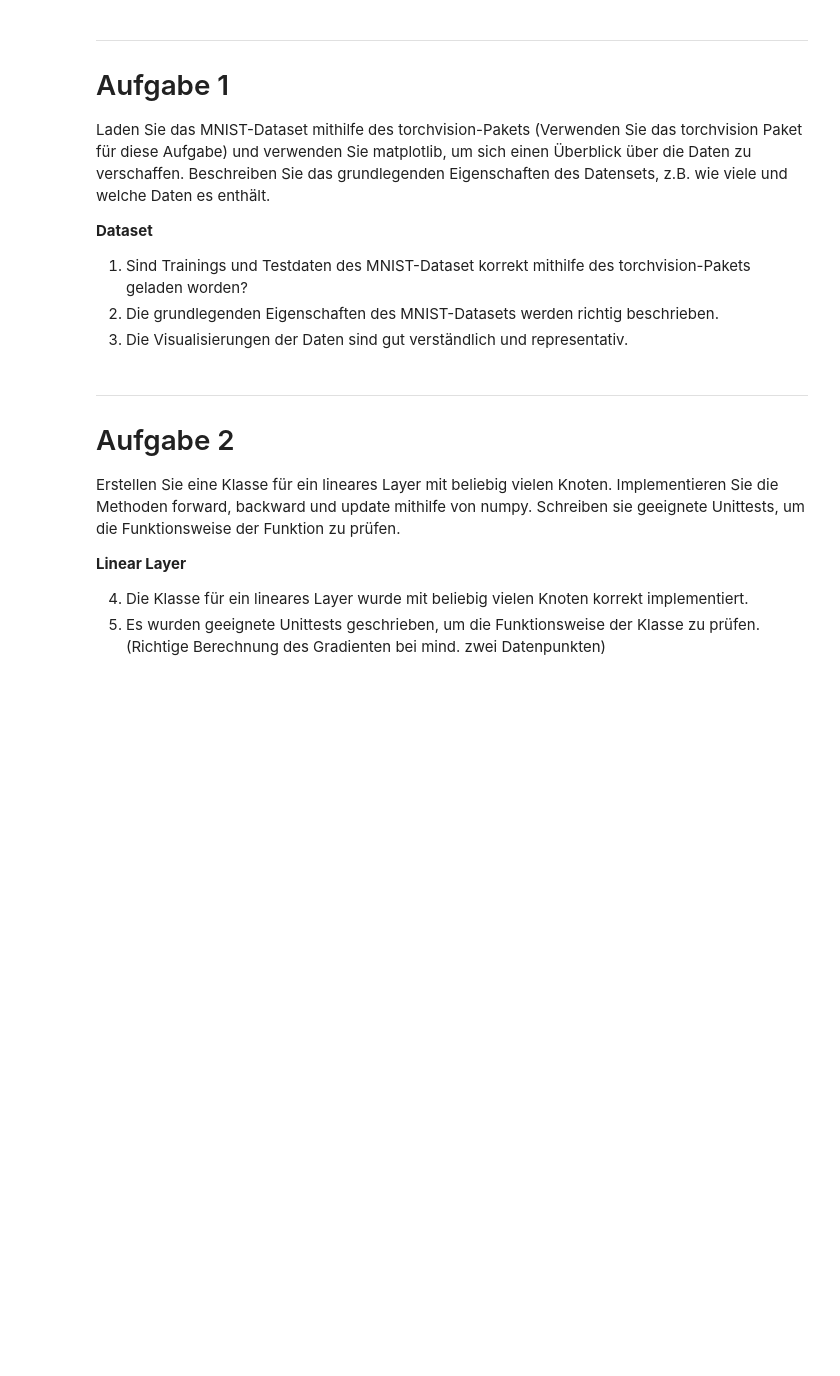
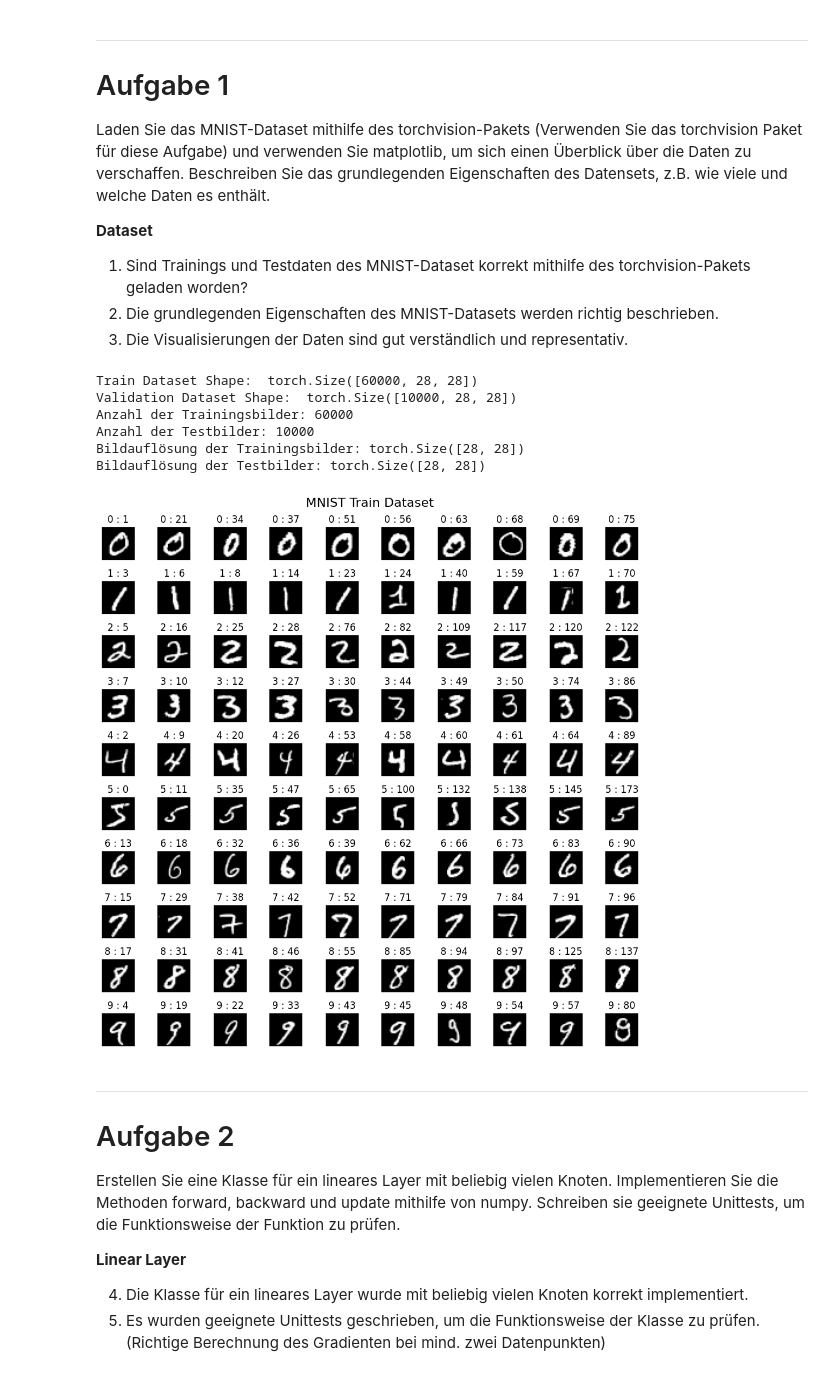
Before and after one commit to 7ben18/fhnw-vta-Vertiefende-Themen-der-Analysis, a Jupyter notebook: minichallenge1/vta-minichallenge-1.ipynb, the cells around one changed output. Saved outputs shown, nothing was run; the diff lists cells and outputs as text; code cells hidden in the pictures; blank space fills up the shorter version.

```diff
--- a/minichallenge1/vta-minichallenge-1.ipynb
+++ b/minichallenge1/vta-minichallenge-1.ipynb
@@ -39,3 +42,58 @@ geladen worden?
+# %%
+# 1. Trainings und Testdaten des MNIST-Dataset mithilfe torchvision laden
+
+train_dataset = torchvision.datasets.MNIST(root='./data', train=True, download=True)
+test_dataset = torchvision.datasets.MNIST(root='./data', train=False, download=True)
+# %%
+# 2. Eigenschaften des MNIST-Datasets beschreiben
+
+# Ausgabe der Trainings- und Testdaten shape
+print("Train Dataset Shape: ", train_dataset.data.shape)
+print("Validation Dataset Shape: ", test_dataset.data.shape)
+
+# Ausgabe der Anzahl der Trainings- und Testbilder
+print(f"Anzahl der Trainingsbilder: {len(train_dataset.data)}")
+print(f"Anzahl der Testbilder: {len(test_dataset.data)}")
+
+# Dimension der Trainings- und Testbilder
+print(f"Bildauflösung der Trainingsbilder: {train_dataset.data[0].shape}")
+print(f"Bildauflösung der Testbilder: {test_dataset.data[0].shape}")
+# %% [output]
+Train Dataset Shape:  torch.Size([60000, 28, 28])
+Validation Dataset Shape:  torch.Size([10000, 28, 28])
+Anzahl der Trainingsbilder: 60000
+Anzahl der Testbilder: 10000
+Bildauflösung der Trainingsbilder: torch.Size([28, 28])
+Bildauflösung der Testbilder: torch.Size([28, 28])
+# %%
+# 3. Visualisierung der Daten
+
+# Ausgabe der Bilder des MNIST-Datasets
+def visualize_mnist_grid(dataset = train_dataset, title = 'MNIST Dataset'):
+    # Erstellen eines 10x10-Subplots
+    fig, axs = plt.subplots(10, 10, figsize=(10, 10))
+
+    # Durchlaufen der Subplots und Zuordnung der Bilder
+    for i in range(10):
+        for j in range(10):
+            # Finden des nächsten Bildes mit der Klasse i
+            idx = np.where(dataset.targets == i)[0][j]
+            # Laden des Bildes
+            img = dataset.data[idx]
+            # Anzeigen des Bildes
+            axs[i, j].imshow(img, cmap='gray')
+            axs[i, j].set_title(f"{i} : {idx}")
+            axs[i, j].axis('off')
+            fig.suptitle(title, fontsize=16)
+
+    # Einstellen des Layouts und Anzeigen des Grids
+    plt.tight_layout()
+    plt.show()
+
+# Fimlton ausführen
+visualize_mnist_grid(train_dataset, "MNIST Train Dataset")
+# %% [output]
+[figure, added]
 # %% [markdown]
 ---
 
```
Also changed, not shown: parts of 2 cells of this notebook.
